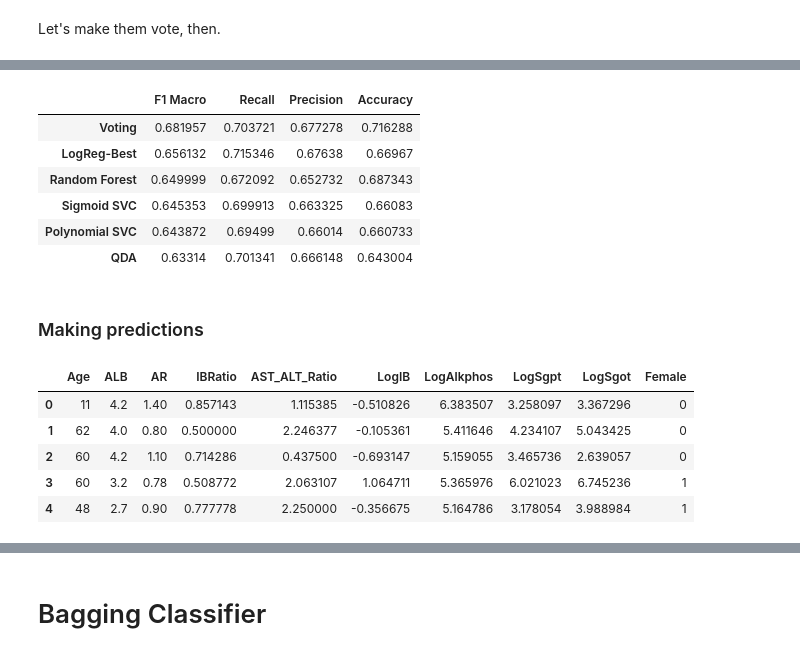
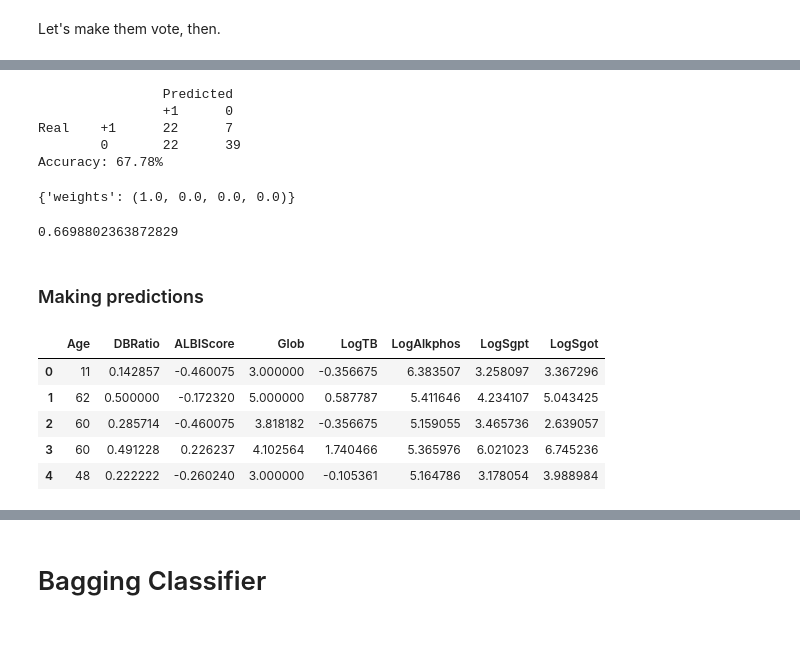
Before and after one commit to SrChen6/AA1-Competition, a Jupyter notebook: ensembles_pipe_v4.ipynb, the cells around one changed output, grey strips where cells are left out. Saved outputs shown, nothing was run; the diff lists cells and outputs as text; code cells hidden in the pictures.

```diff
--- a/ensembles_pipe_v4.ipynb
+++ b/ensembles_pipe_v4.ipynb
@@ -465,35 +551,46 @@ vote_search.best_score_
+# %%
+confusion(y_val, vote_hard_best.predict(X_val))
+# %% [output]
+                Predicted
+                +1      0
+Real    +1      22      7
+        0       22      39
+Accuracy: 67.78%
 # %%
-selected_estimators = [("sigsvc", sigsvc_pipeline),
-                       ("polysvc", polysvc_pipeline)]
-vote_mode = vote_search.best_params_['voting']
-vote_best = VotingClassifier(estimators = selected_estimators,
-                             voting = vote_mode)
+estimators = [("logreg", logreg_pipeline),
+              ("sigsvc", sigsvc_pipeline),
+              ("polysvc", polysvc_pipeline),
+              ("rf", rf_pipeline)]
+votingclass = VotingClassifier(estimators = estimators, voting = "soft")
 
-cross_val_results = pd.DataFrame(cross_validate(vote_best, Xnum, y, cv = 5, scoring = ['f1_macro', 'recall_macro', 'precision_macro', 'accuracy']))
-mean_results = cross_val_results[['test_f1_macro', 'test_recall_macro', 'test_precision_macro', 'test_accuracy']].mean().values
+n = 10
+weights = [(p1 / n, p2 / n, p3 / n, 1 - (p1 + p2 + p3) / n)
+           for p1 in range(n + 1)
+           for p2 in range(n + 1 - p1)
+           for p3 in range(n + 1 - p1 - p2)]
 
-metrics_df.loc["Voting", :] = mean_results
-metrics_df.sort_values(by = "F1 Macro", ascending = False)
+vote_search = GridSearchCV(estimator = votingclass,
+                           param_grid = {'weights' : weights},
+                           cv = 5,
+                           scoring = "f1_macro")
+vote_search.fit(X_train, y_train)
+vote_search.best_params_
 # %% [output]
-|  | F1 Macro | Recall | Precision | Accuracy |
-| Voting | 0.681957 | 0.703721 | 0.677278 | 0.716288 |
-| LogReg-Best | 0.656132 | 0.715346 | 0.67638 | 0.66967 |
-| Random Forest | 0.649999 | 0.672092 | 0.652732 | 0.687343 |
-| Sigmoid SVC | 0.645353 | 0.699913 | 0.663325 | 0.66083 |
-| Polynomial SVC | 0.643872 | 0.69499 | 0.66014 | 0.660733 |
-| QDA | 0.63314 | 0.701341 | 0.666148 | 0.643004 |
+{'weights': (1.0, 0.0, 0.0, 0.0)}
+# %%
+vote_search.best_score_
+# %% [output]
+0.6698802363872829
 # %% [markdown]
 ### Making predictions
 # %%
-test_data = pd.read_csv("preprocess_test_v3.csv", header = None)
-test_data.columns = ['Age', 'ALB', 'AR', 'IBRatio', 'AST_ALT_Ratio', 'LogIB', 'LogAlkphos', 'LogSgpt', 'LogSgot', 'Female']
-test_data_num = test_data.drop(columns = "Female")
-test_data["Female"] = learn_data["Female"].astype("category")
+test_data = pd.read_csv("preprocess_test_v4.csv", header = None)
+test_data.columns = ['Age', 'DBRatio', 'ALBIScore', 'Glob', 'LogTB', 'LogAlkphos', 'LogSgpt', 'LogSgot']
 test_data.head()
 # %% [output]
-|  | Age | ALB | AR | IBRatio | AST_ALT_Ratio | LogIB | LogAlkphos | LogSgpt | LogSgot | Female |
-| 0 | 11 | 4.2 | 1.40 | 0.857143 | 1.115385 | -0.510826 | 6.383507 | 3.258097 | 3.367296 | 0 |
-| 1 | 62 | 4.0 | 0.80 | 0.500000 | 2.246377 | -0.105361 | 5.411646 | 4.234107 | 5.043425 | 0 |
-| 2 | 60 | 4.2 | 1.10 | 0.714286 | 0.437500 | -0.693147 | 5.159055 | 3.465736 | 2.639057 | 0 |
-| 3 | 60 | 3.2 | 0.78 | 0.508772 | 2.063107 | 1.064711 | 5.365976 | 6.021023 | 6.745236 | 1 |
-| 4 | 48 | 2.7 | 0.90 | 0.777778 | 2.250000 | -0.356675 | 5.164786 | 3.178054 | 3.988984 | 1 |
+|  | Age | DBRatio | ALBIScore | Glob | LogTB | LogAlkphos | LogSgpt | LogSgot |
+| 0 | 11 | 0.142857 | -0.460075 | 3.000000 | -0.356675 | 6.383507 | 3.258097 | 3.367296 |
+| 1 | 62 | 0.500000 | -0.172320 | 5.000000 | 0.587787 | 5.411646 | 4.234107 | 5.043425 |
+| 2 | 60 | 0.285714 | -0.460075 | 3.818182 | -0.356675 | 5.159055 | 3.465736 | 2.639057 |
+| 3 | 60 | 0.491228 | 0.226237 | 4.102564 | 1.740466 | 5.365976 | 6.021023 | 6.745236 |
+| 4 | 48 | 0.222222 | -0.260240 | 3.000000 | -0.105361 | 5.164786 | 3.178054 | 3.988984 |
```
Also changed, not shown: parts of 24 cells of this notebook, 4 other files.
